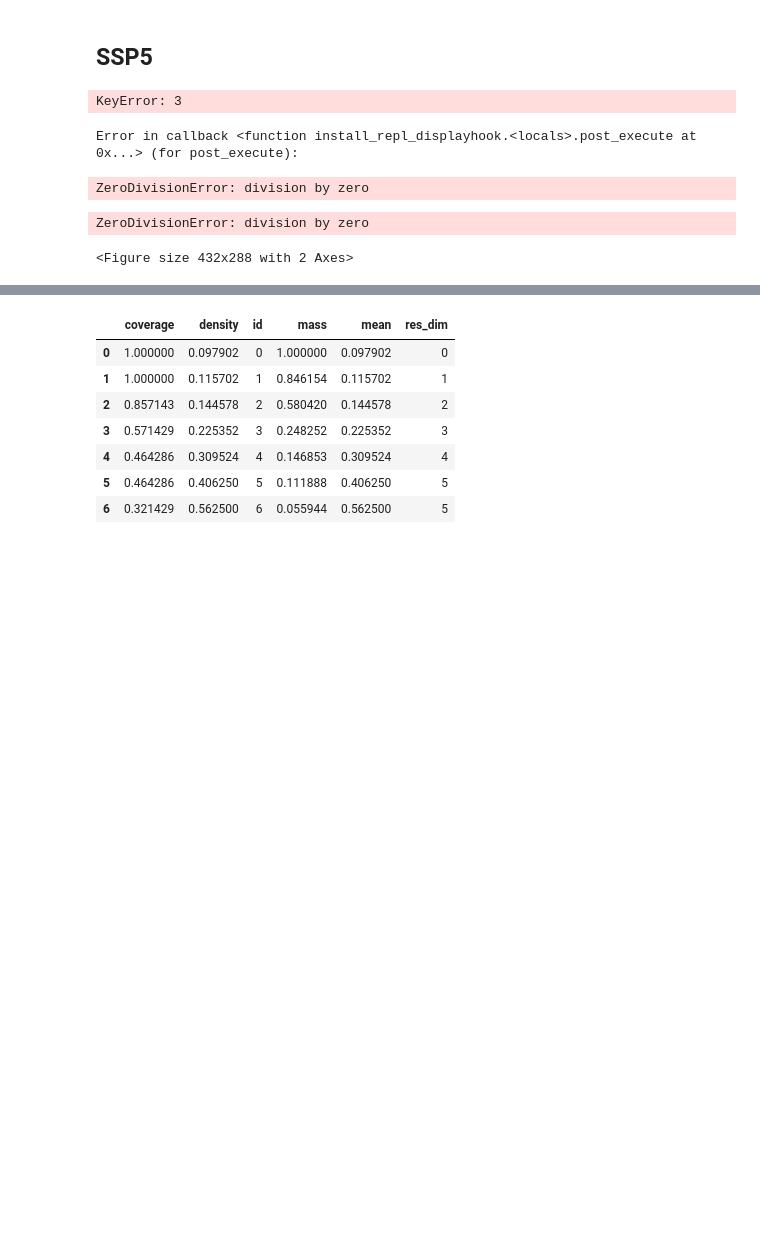
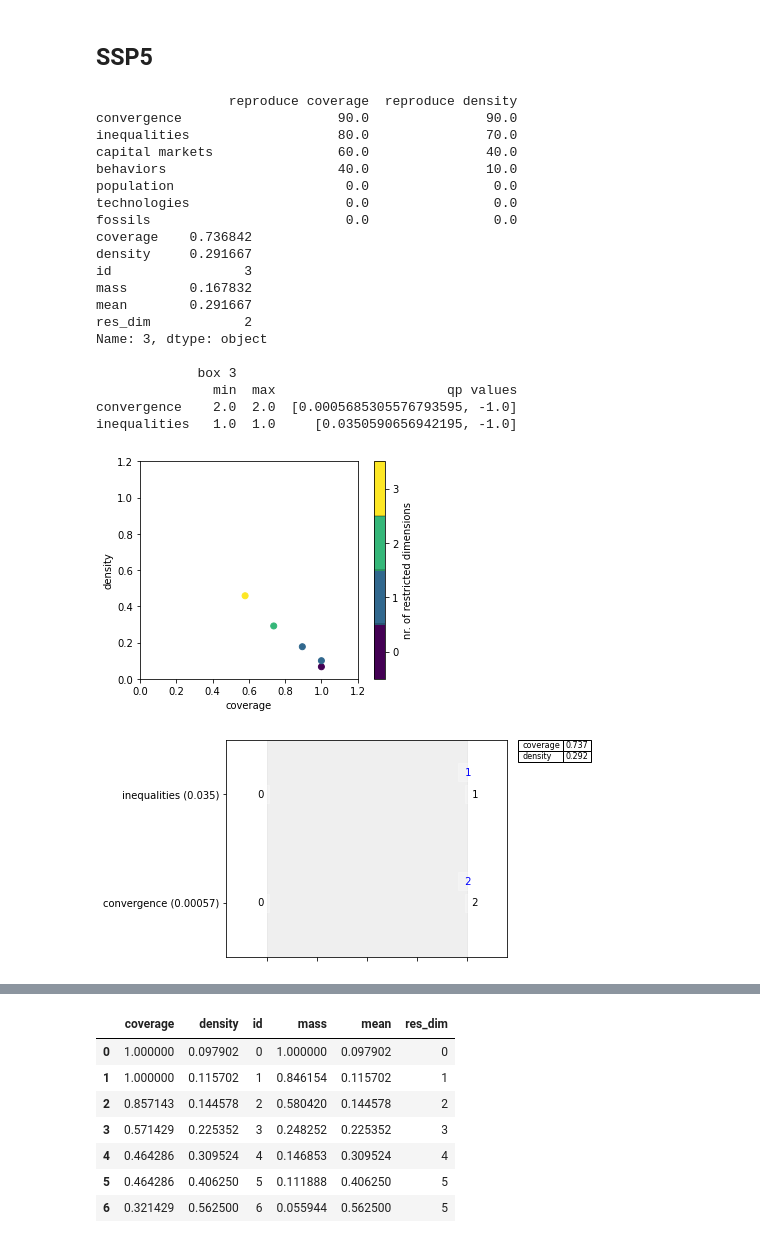
Before and after one commit to codedevonfire/EPA1361, a Jupyter notebook: Week 3-4 - vulnerability analysis/assignment 4 - scenario discovery.ipynb, the cells around one changed output, grey strips where cells are left out. Drawn from its saved outputs; the diff is of its cells as text; code cells hidden in the pictures; blank space fills up the shorter version.

```diff
--- a/Week 3-4 - vulnerability analysis/assignment 4 - scenario discovery.ipynb
+++ b/Week 3-4 - vulnerability analysis/assignment 4 - scenario discovery.ipynb
@@ -244,24 +244,41 @@ behaviors      1.0  1.0   [6.336598320679067e-05, -1.0]
 # %%
 from ema_workbench.analysis import prim
 from ema_workbench.util import ema_logging
 import matplotlib.pyplot as plt
 
 x = df_rozenberg.iloc[:,0:7]
 y = df_rozenberg.iloc[:,11].values>=1
 
-prim_alg = prim.Prim(x, y, threshold=0.55, peel_alpha=0.1)
+prim_alg = prim.Prim(x, y, threshold=0.45, peel_alpha=0.1)
 box1 = prim_alg.find_box()
 
 box1.show_tradeoff()
 print(box1.resample(3))
 box1.inspect(3)
 box1.inspect(3, style='graph')
 
 plt.show()
 box1.inspect_tradeoff()
 # %% [output]
-KeyError: 3
+                 reproduce coverage  reproduce density
+convergence                    90.0               90.0
+inequalities                   80.0               70.0
+capital markets                60.0               40.0
+behaviors                      40.0               10.0
+population                      0.0                0.0
+technologies                    0.0                0.0
+fossils                         0.0                0.0
+coverage    0.736842
+density     0.291667
+id                 3
+mass        0.167832
+mean        0.291667
+res_dim            2
+Name: 3, dtype: object
+
+             box 3
+               min  max                      qp values
+convergence    2.0  2.0  [0.0005685305576793595, -1.0]
+inequalities   1.0  1.0     [0.0350590656942195, -1.0]
-Error in callback <function install_repl_displayhook.<locals>.post_execute at 0x...> (for post_execute):
-ZeroDivisionError: division by zero
-ZeroDivisionError: division by zero
-<Figure size 432x288 with 2 Axes>
+[figure, added]
+[figure, added]
```
Also changed, not shown: parts of 5 cells of this notebook.
